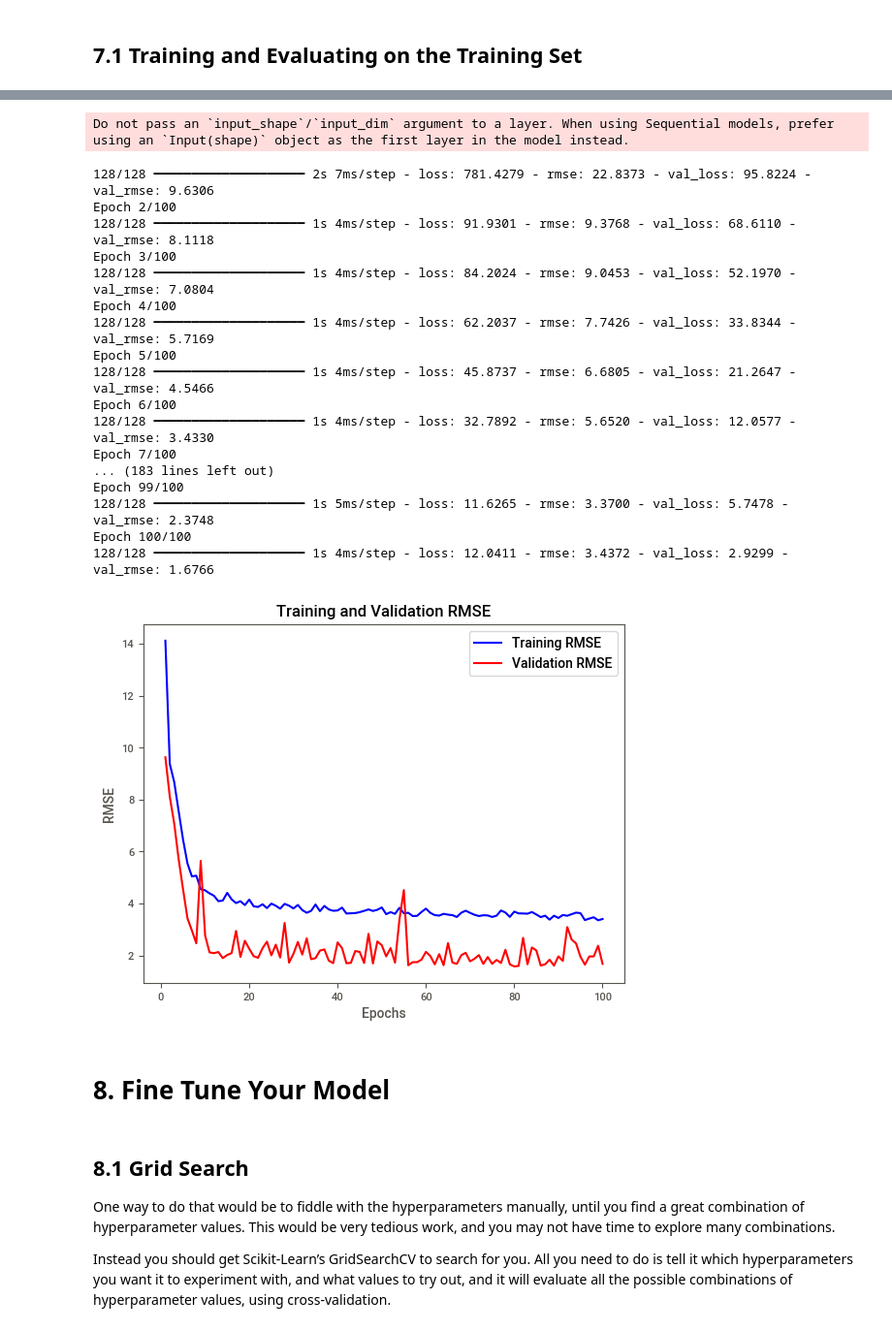
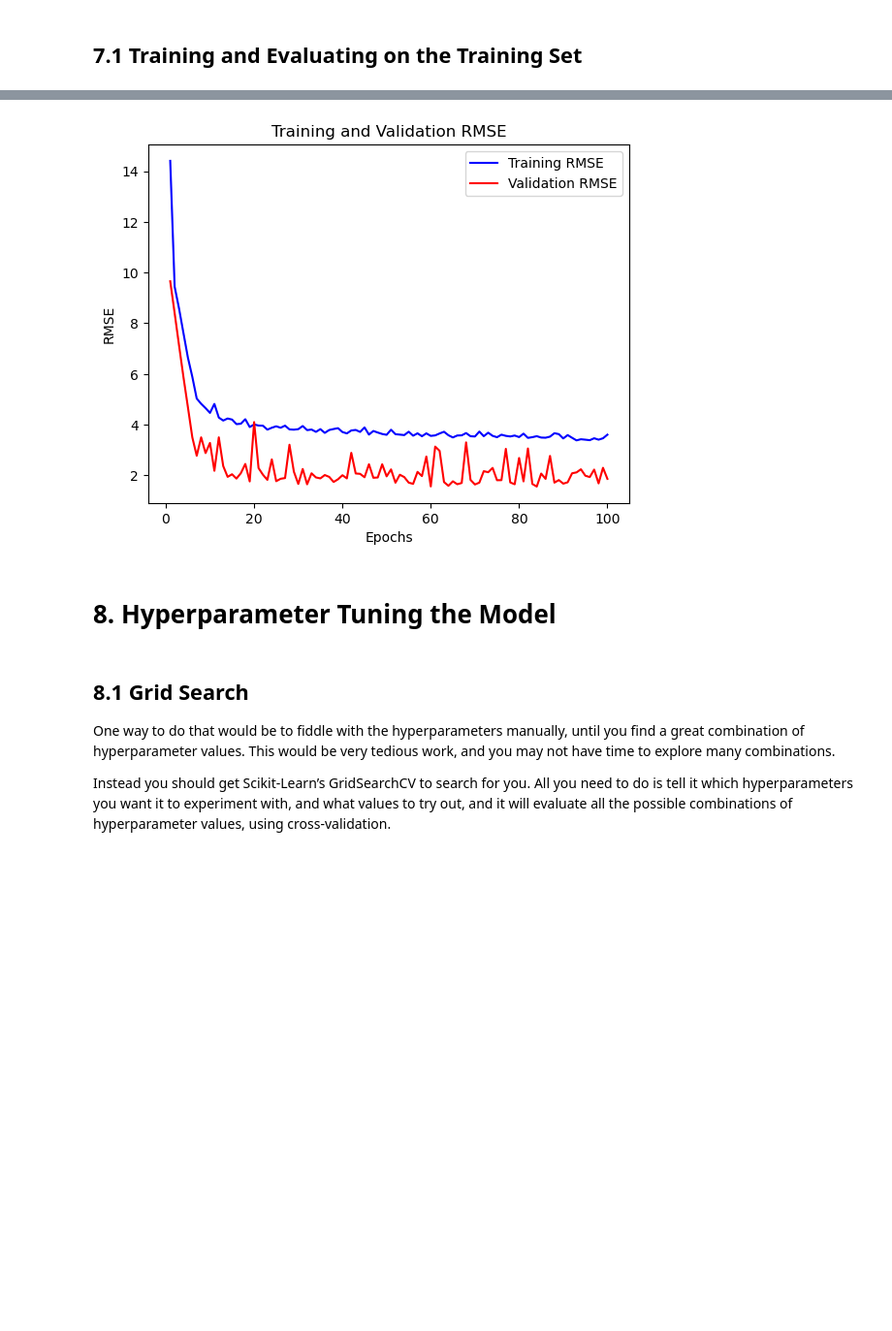
Before and after one commit to MarkPhamm/AI-Project, a Jupyter notebook: end-to-end.ipynb, the cells around one changed output, grey strips where cells are left out. Shown at 97% size. Saved outputs shown, nothing was run; the diff lists cells and outputs as text; code cells hidden in the pictures; blank space fills up the shorter version.

```diff
--- a/end-to-end.ipynb
+++ b/end-to-end.ipynb
@@ -371,14 +367,21 @@ from tensorflow.keras.layers import Dropout
 def rmse(y_true, y_pred):
     return tf.sqrt(tf.reduce_mean(tf.square(y_pred - y_true)))
 
-# Step 2: Define the model
-model = Sequential([
-    Dense(782, activation='relu', input_shape=(train.shape[1],)),  # Input layer with 782 neurons and ReLU activation
-    Dropout(0.314),  # Dropout rate of 0.314
-    Dense(501, activation='relu'),  # Hidden layer with 501 neurons and ReLU activation
-    Dropout(0.314),  # Dropout rate of 0.314
-    Dense(1, activation='linear')  # Output layer for numerical prediction
-])
+# Define a function to create the model
+def create_model():
+# Step 1: Define the model
+    model = Sequential([
+        Dense(782, activation='relu', input_shape=(train.shape[1],)),  # Input layer with 782 neurons and ReLU activation
+        Dropout(0.314),  # Dropout rate of 0.314
+        Dense(501, activation='relu'),  # Hidden layer with 501 neurons and ReLU activation
+        Dropout(0.314),  # Dropout rate of 0.314
+        Dense(1, activation='linear')  # Output layer for numerical prediction
+    ])
+    model.compile(optimizer='adam', loss='mse', metrics=['mse'])  # Using MSE loss for regression and MSE as a metric
+    return model
+
+# Step 2: create the model
+model = create_model()
 
 # Step 3: Compile the model
 model.compile(optimizer='adam', loss='mse', metrics=[rmse])  # Using MSE loss for regression and RMSE as a metric
@@ -404,24 +423,6 @@ Epoch 1/100
-Do not pass an `input_shape`/`input_dim` argument to a layer. When using Sequential models, prefer using an `Input(shape)` object as the first layer in the model instead.
-128/128 ━━━━━━━━━━━━━━━━━━━━ 2s 7ms/step - loss: 781.4279 - rmse: 22.8373 - val_loss: 95.8224 - val_rmse: 9.6306
-Epoch 2/100
-128/128 ━━━━━━━━━━━━━━━━━━━━ 1s 4ms/step - loss: 91.9301 - rmse: 9.3768 - val_loss: 68.6110 - val_rmse: 8.1118
-Epoch 3/100
-128/128 ━━━━━━━━━━━━━━━━━━━━ 1s 4ms/step - loss: 84.2024 - rmse: 9.0453 - val_loss: 52.1970 - val_rmse: 7.0804
-Epoch 4/100
-128/128 ━━━━━━━━━━━━━━━━━━━━ 1s 4ms/step - loss: 62.2037 - rmse: 7.7426 - val_loss: 33.8344 - val_rmse: 5.7169
-Epoch 5/100
-128/128 ━━━━━━━━━━━━━━━━━━━━ 1s 4ms/step - loss: 45.8737 - rmse: 6.6805 - val_loss: 21.2647 - val_rmse: 4.5466
-Epoch 6/100
-128/128 ━━━━━━━━━━━━━━━━━━━━ 1s 4ms/step - loss: 32.7892 - rmse: 5.6520 - val_loss: 12.0577 - val_rmse: 3.4330
-Epoch 7/100
-... (183 lines left out)
-Epoch 99/100
-128/128 ━━━━━━━━━━━━━━━━━━━━ 1s 5ms/step - loss: 11.6265 - rmse: 3.3700 - val_loss: 5.7478 - val_rmse: 2.3748
-Epoch 100/100
-128/128 ━━━━━━━━━━━━━━━━━━━━ 1s 4ms/step - loss: 12.0411 - rmse: 3.4372 - val_loss: 2.9299 - val_rmse: 1.6766
-[figure, old version]
+[figure, new version]
 # %% [markdown]
-# 8. Fine Tune Your Model
+# 8. Hyperparameter Tuning the Model
 # %% [markdown]
 ## 8.1 Grid Search
 One way to do that would be to fiddle with the hyperparameters manually, until you find a great combination of hyperparameter values. This would be very tedious work, and you may not have time to explore many combinations.
```
Also changed, not shown: parts of 21 cells of this notebook, 1 other file.
